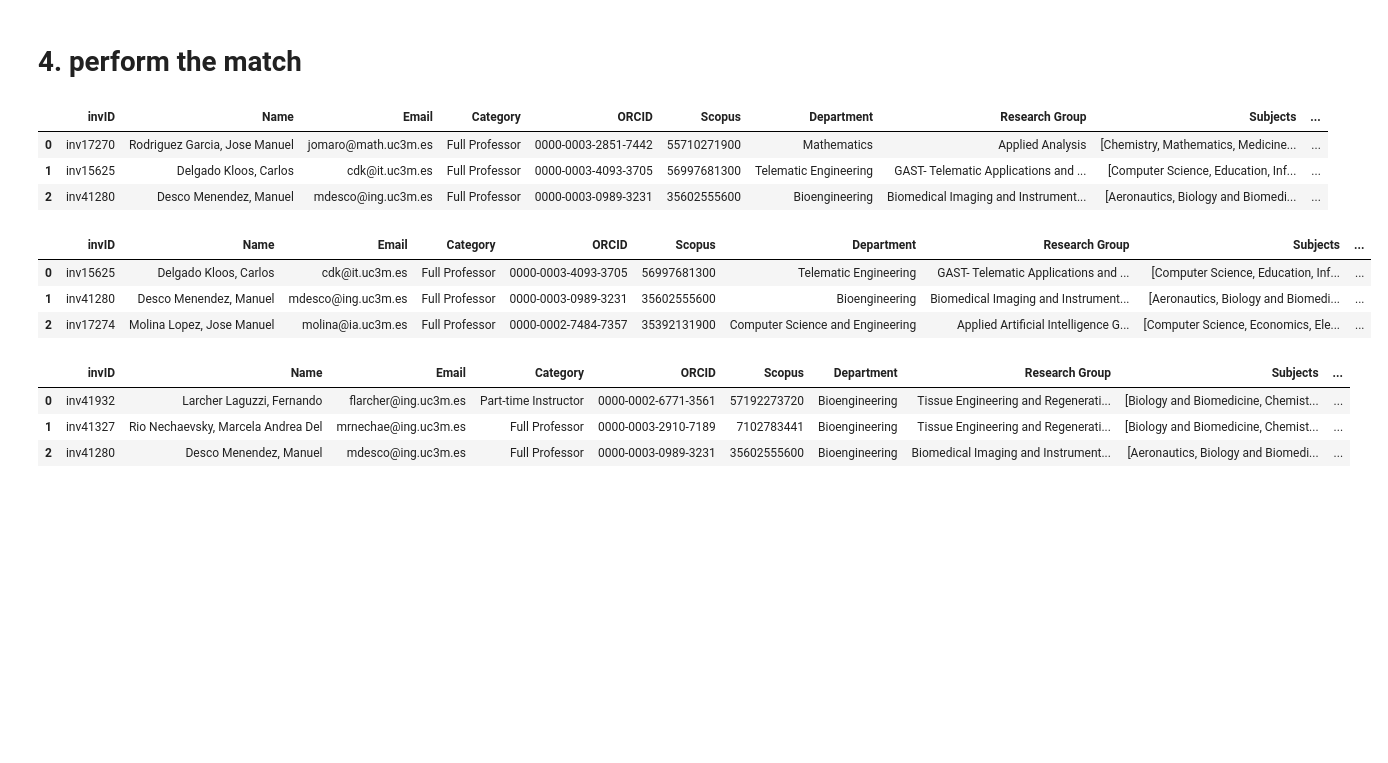
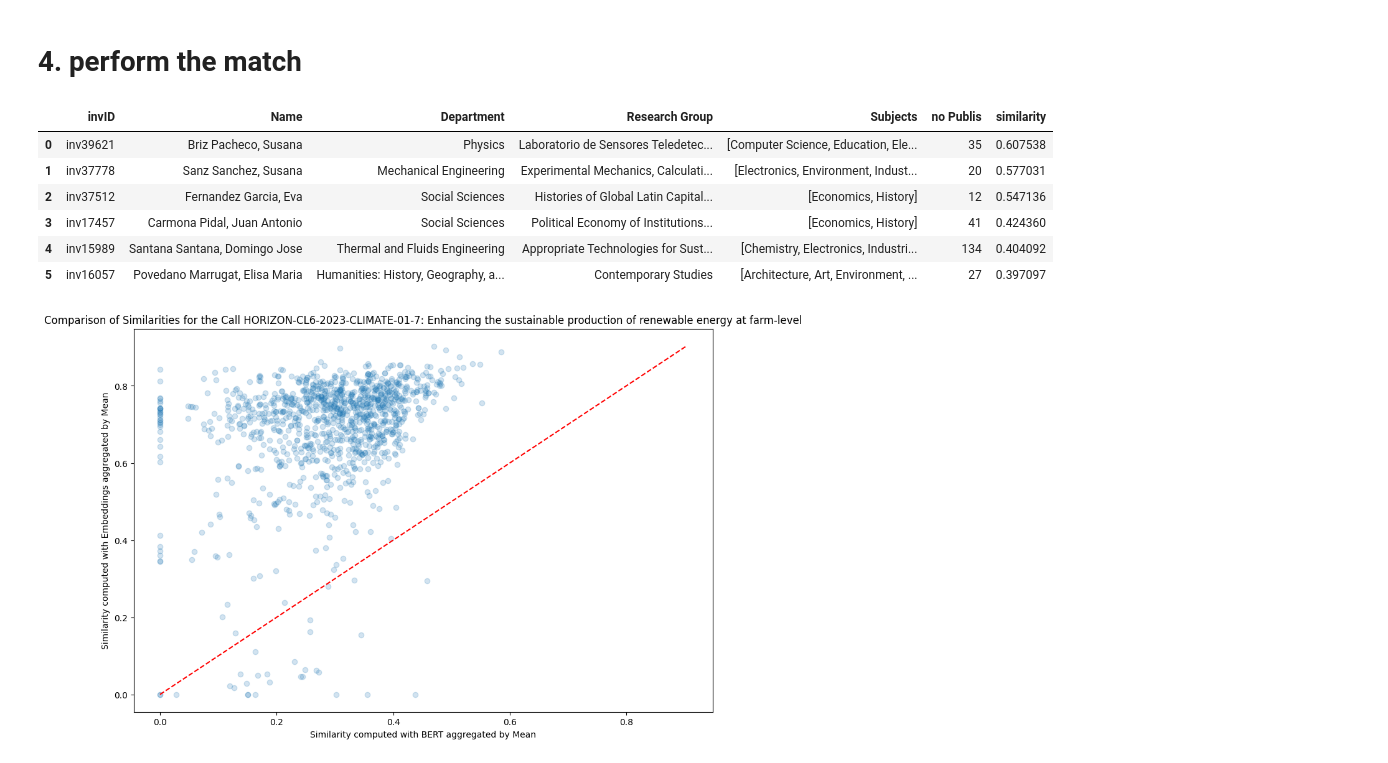
Before and after one commit to AI4University/recommendation_system, a Jupyter notebook: match.ipynb, the cells around one changed output. Cells and saved outputs as stored; diff of their text form; code cells hidden in the pictures; blank space fills up the shorter version.

Commit message:
recommendation system

```diff
--- a/match.ipynb
+++ b/match.ipynb
@@ -112,24 +173,48 @@ def match(simmilarities, call, n, df_researchers):
-# %%
-ranking = match(simmilarity_embeddings, 'HORIZON-HLTH-2023-DISEASE-03-03', 3, df_researchers)
-ranking
-# %% [output]
-|  | invID | Name | Email | Category | ORCID | Scopus | Department | Research Group | Subjects | ... |
-| 0 | inv17270 | Rodriguez Garcia, Jose Manuel | jomaro@math.uc3m.es | Full Professor | 0000-0003-2851-7442 | 55710271900 | Mathematics | Applied Analysis | [Chemistry, Mathematics, Medicine... | ... |
-| 1 | inv15625 | Delgado Kloos, Carlos | cdk@it.uc3m.es | Full Professor | 0000-0003-4093-3705 | 56997681300 | Telematic Engineering | GAST- Telematic Applications and ... | [Computer Science, Education, Inf... | ... |
-| 2 | inv41280 | Desco Menendez, Manuel | mdesco@ing.uc3m.es | Full Professor | 0000-0003-0989-3231 | 35602555600 | Bioengineering | Biomedical Imaging and Instrument... | [Aeronautics, Biology and Biomedi... | ... |
+# %%
+def match(similarities, call, df_researchers, n=1129):
+    '''
+    Function for obtaining the ranking of researchers given a call
+
+    similarities -> df with all the smmilarities between researchers and calls
+    call -> Call of interest
+    n -> Number of researchers we are interested in
+    df_researchers -> Dataframe with the information about the researchers
+    '''
+
+    ranking = similarities[call].sort_values(ascending=False).fillna(0)
+    ranking = pd.DataFrame(ranking).reset_index()
+    id_researchers = ranking['index'].to_list()
+    similarities = ranking[call].to_list()
+    id_researchers = pd.DataFrame({'invID': id_researchers, 'similarity': similarities})
+    df_ranking_researchers = pd.merge(id_researchers, df_researchers, on='invID', how='inner')
+
+    return df_ranking_researchers.head(n)
+
+def recommendation_system(method, agg_method, call, researchers, n=1129,
+                         path='/export/usuarios_ml4ds/mbalairon/github/recommendation_system/similarity_matrices_researchers/similarity_{}_{}.parquet'):
+    '''
+    function for obtaining the recommendations
+
+    path -> Path to the file containing the similarity matrix
+    method -> Method selected to calculate the similarities
+    agg_method -> Agregation method selected for calculating the similarties between calls and researchers
+    '''
+
+    similarities = pd.read_parquet(path.format(method, agg_method))
+    ranking = match(similarities, call, researchers, n)
+    return ranking[['invID', 'Name', 'Department', 'Research Group', 'Subjects', 'no Publis', 'similarity']]
 # %%
-ranking = match(simmilarity_BERT, 'HORIZON-HLTH-2023-DISEASE-03-03', 3, df_researchers)
+ranking = recommendation_system(method='bhattacharyya', agg_method='mean_imp', call='HORIZON-CL6-2023-CLIMATE-01-7', researchers=df_researchers, n=6)
 ranking
 # %% [output]
-|  | invID | Name | Email | Category | ORCID | Scopus | Department | Research Group | Subjects | ... |
-| 0 | inv15625 | Delgado Kloos, Carlos | cdk@it.uc3m.es | Full Professor | 0000-0003-4093-3705 | 56997681300 | Telematic Engineering | GAST- Telematic Applications and ... | [Computer Science, Education, Inf... | ... |
-| 1 | inv41280 | Desco Menendez, Manuel | mdesco@ing.uc3m.es | Full Professor | 0000-0003-0989-3231 | 35602555600 | Bioengineering | Biomedical Imaging and Instrument... | [Aeronautics, Biology and Biomedi... | ... |
-| 2 | inv17274 | Molina Lopez, Jose Manuel | molina@ia.uc3m.es | Full Professor | 0000-0002-7484-7357 | 35392131900 | Computer Science and Engineering | Applied Artificial Intelligence G... | [Computer Science, Economics, Ele... | ... |
+|  | invID | Name | Department | Research Group | Subjects | no Publis | similarity |
+| 0 | inv39621 | Briz Pacheco, Susana | Physics | Laboratorio de Sensores Teledetec... | [Computer Science, Education, Ele... | 35 | 0.607538 |
+| 1 | inv37778 | Sanz Sanchez, Susana | Mechanical Engineering | Experimental Mechanics, Calculati... | [Electronics, Environment, Indust... | 20 | 0.577031 |
+| 2 | inv37512 | Fernandez Garcia, Eva | Social Sciences | Histories of Global Latin Capital... | [Economics, History] | 12 | 0.547136 |
+| 3 | inv17457 | Carmona Pidal, Juan Antonio | Social Sciences | Political Economy of Institutions... | [Economics, History] | 41 | 0.424360 |
+| 4 | inv15989 | Santana Santana, Domingo Jose | Thermal and Fluids Engineering | Appropriate Technologies for Sust... | [Chemistry, Electronics, Industri... | 134 | 0.404092 |
+| 5 | inv16057 | Povedano Marrugat, Elisa Maria | Humanities: History, Geography, a... | Contemporary Studies | [Architecture, Art, Environment, ... | 27 | 0.397097 |
-# %%
-ranking = match(simmilarity_battacharyya, 'HORIZON-HLTH-2023-DISEASE-03-03', 3, df_researchers)
-ranking
-# %% [output]
-|  | invID | Name | Email | Category | ORCID | Scopus | Department | Research Group | Subjects | ... |
-| 0 | inv41932 | Larcher Laguzzi, Fernando | flarcher@ing.uc3m.es | Part-time Instructor | 0000-0002-6771-3561 | 57192273720 | Bioengineering | Tissue Engineering and Regenerati... | [Biology and Biomedicine, Chemist... | ... |
-| 1 | inv41327 | Rio Nechaevsky, Marcela Andrea Del | mrnechae@ing.uc3m.es | Full Professor | 0000-0003-2910-7189 | 7102783441 | Bioengineering | Tissue Engineering and Regenerati... | [Biology and Biomedicine, Chemist... | ... |
-| 2 | inv41280 | Desco Menendez, Manuel | mdesco@ing.uc3m.es | Full Professor | 0000-0003-0989-3231 | 35602555600 | Bioengineering | Biomedical Imaging and Instrument... | [Aeronautics, Biology and Biomedi... | ... |
+# %%
+plot_ranking('BERT', 'mean', 'embeddings', 'mean', 'BERT aggregated by Mean', 'Embeddings aggregated by Mean', calls=['HORIZON-CL6-2023-CLIMATE-01-7'])
+# %% [output]
+[figure, added]
```
Also changed, not shown: parts of 19 cells of this notebook, 26 other files.
